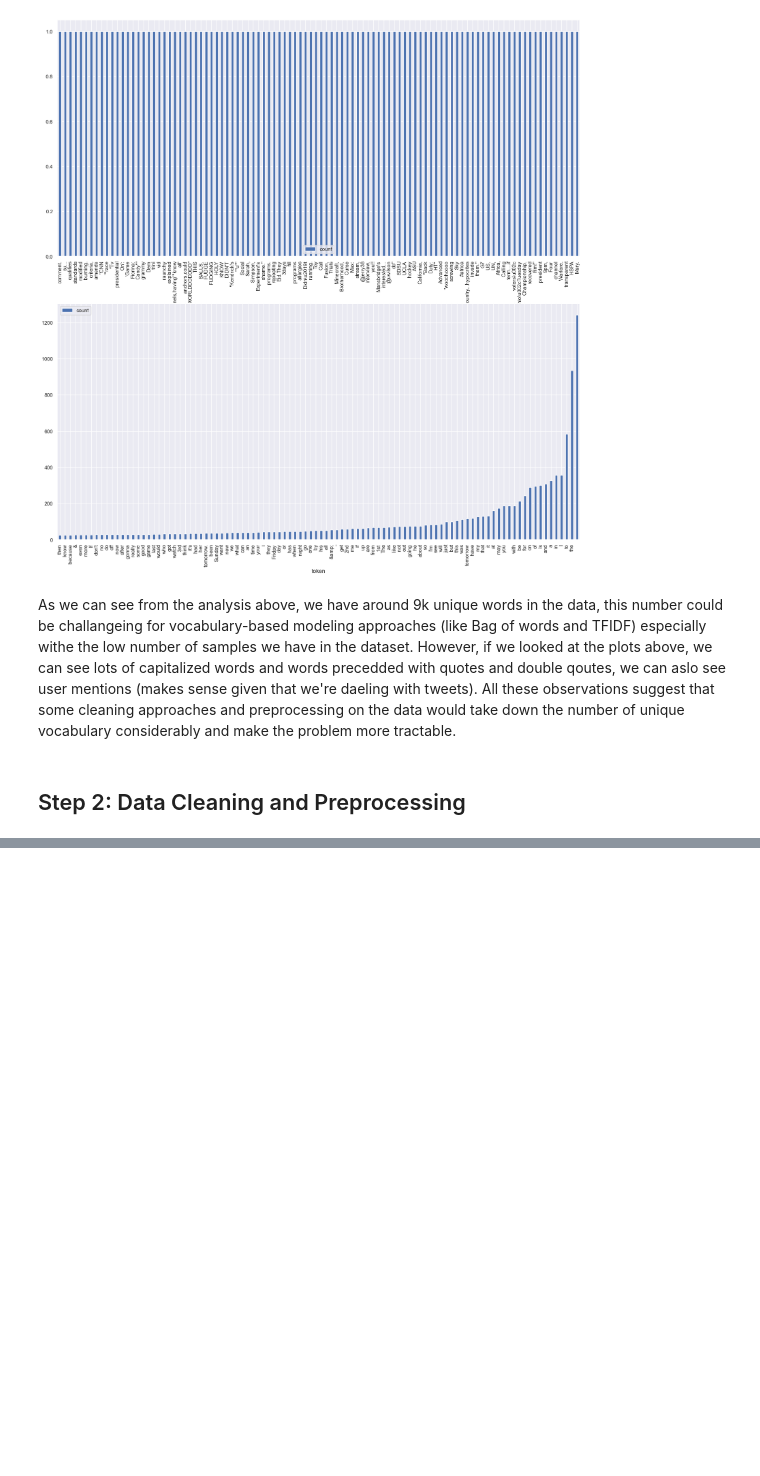
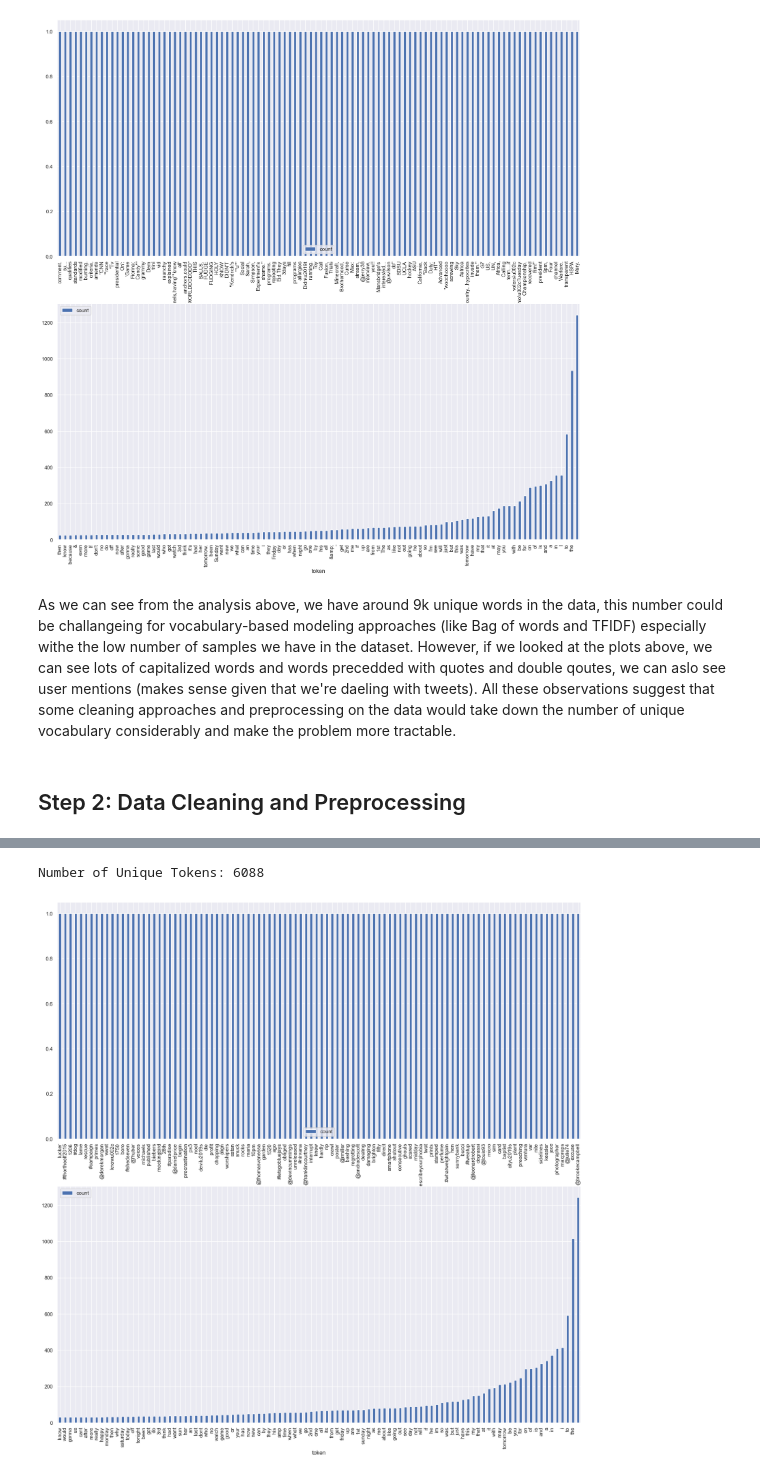
Before and after one commit to Mostafa-Samir/AI-Academy-NLP-Dec-2022, a Jupyter notebook: Day-1-lab.ipynb, the cells around one changed output, grey strips where cells are left out. Drawn from its saved outputs; the diff is of its cells as text; code cells hidden in the pictures; blank space fills up the shorter version.

Commit message:
add in data cleaning section

```diff
--- a/Day-1-lab.ipynb
+++ b/Day-1-lab.ipynb
@@ -141,0 +151,31 @@ As we can see from the analysis above, we have around 9k unique words in the dat
+# %%
+def pipeline(fn_list):
+    def inner_function(text):
+        out = text
+        for fn in fn_list:
+            out = fn(out)
+        return out
+
+    return inner_function
+# %%
+from string import punctuation
+
+def remove_punctuations(text: str) -> str:
+    reduced_punctuation = punctuation.replace("#", '')
+    reduced_punctuation = reduced_punctuation.replace("@", '')
+    clean_text = text.translate(str.maketrans('', '', reduced_punctuation))
+
+    return clean_text
+
+def lower_text(text: str) -> str:
+    return text.lower()
+# %%
+cleaned_english_training_data = english_training_data.copy()
+cleaned_english_training_data.loc[:, "tweet"] = cleaned_english_training_data.loc[:, "tweet"].apply(
+    pipeline([remove_punctuations, lower_text])
+)
+
+_ = analyze_vocabulary(cleaned_english_training_data)
+# %% [output]
+Number of Unique Tokens: 6088
+[figure, added]
```
Also changed, not shown: parts of 5 cells of this notebook.
